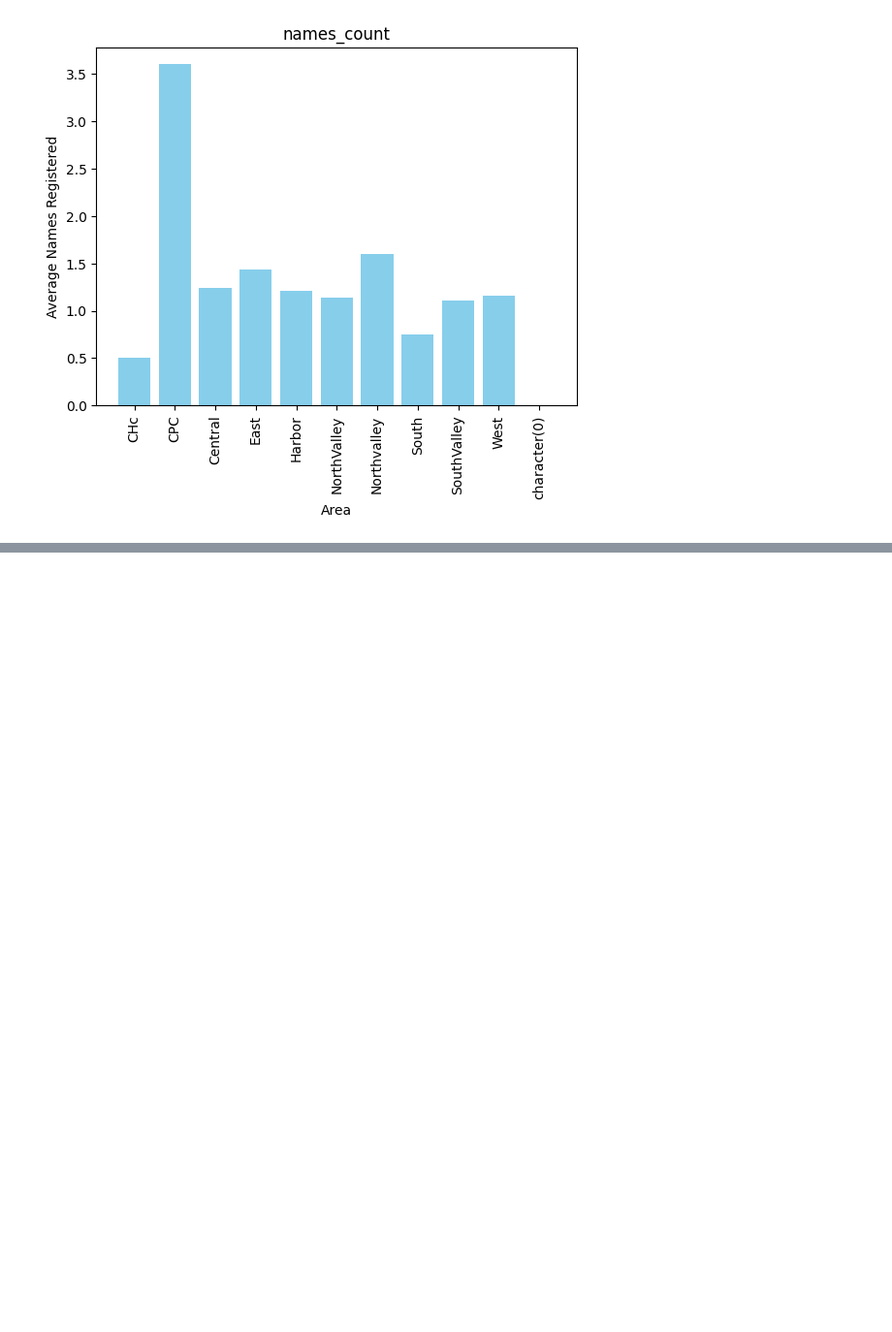
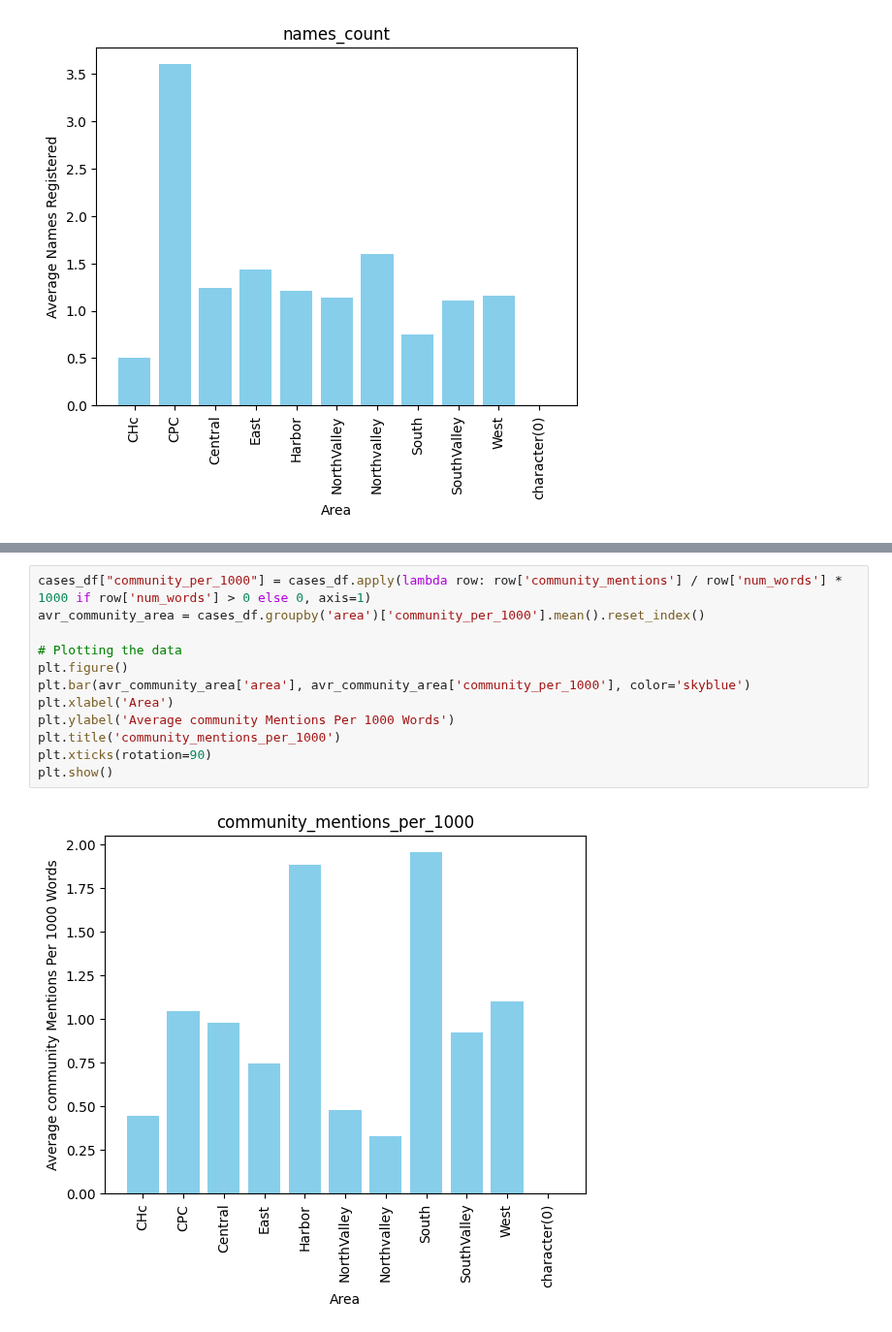
Before and after one commit to mpham8/kestelman-research, a Jupyter notebook: eda.ipynb, the cells around one changed output, grey strips where cells are left out. Shown at 97% size. Cells and saved outputs as stored; diff of their text form; blank space fills up the shorter version.

```diff
--- a/eda.ipynb
+++ b/eda.ipynb
@@ -116,0 +144,14 @@ plt.show()
+# %%
+cases_df["community_per_1000"] = cases_df.apply(lambda row: row['community_mentions'] / row['num_words'] * 1000 if row['num_words'] > 0 else 0, axis=1)
+avr_community_area = cases_df.groupby('area')['community_per_1000'].mean().reset_index()
+
+# Plotting the data
+plt.figure()
+plt.bar(avr_community_area['area'], avr_community_area['community_per_1000'], color='skyblue')
+plt.xlabel('Area')
+plt.ylabel('Average community Mentions Per 1000 Words')
+plt.title('community_mentions_per_1000')
+plt.xticks(rotation=90)
+plt.show()
+# %% [output]
+[figure, added]
```
Also changed, not shown: parts of 3 cells of this notebook.
